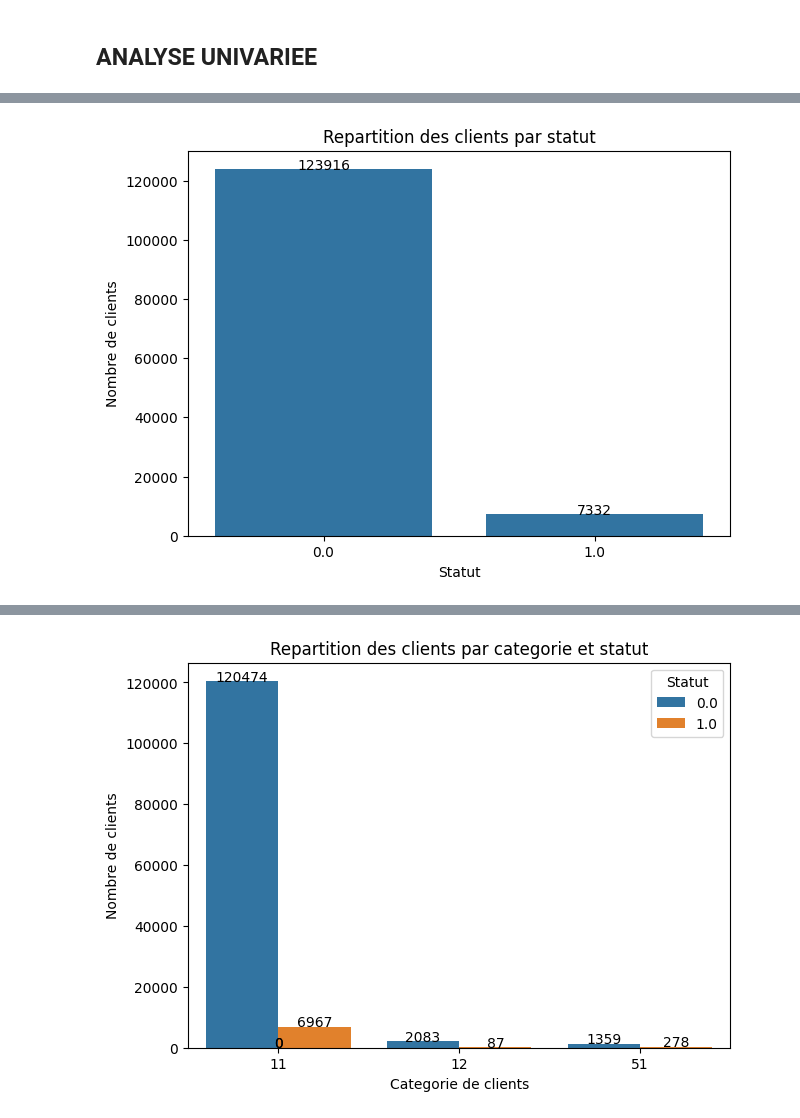
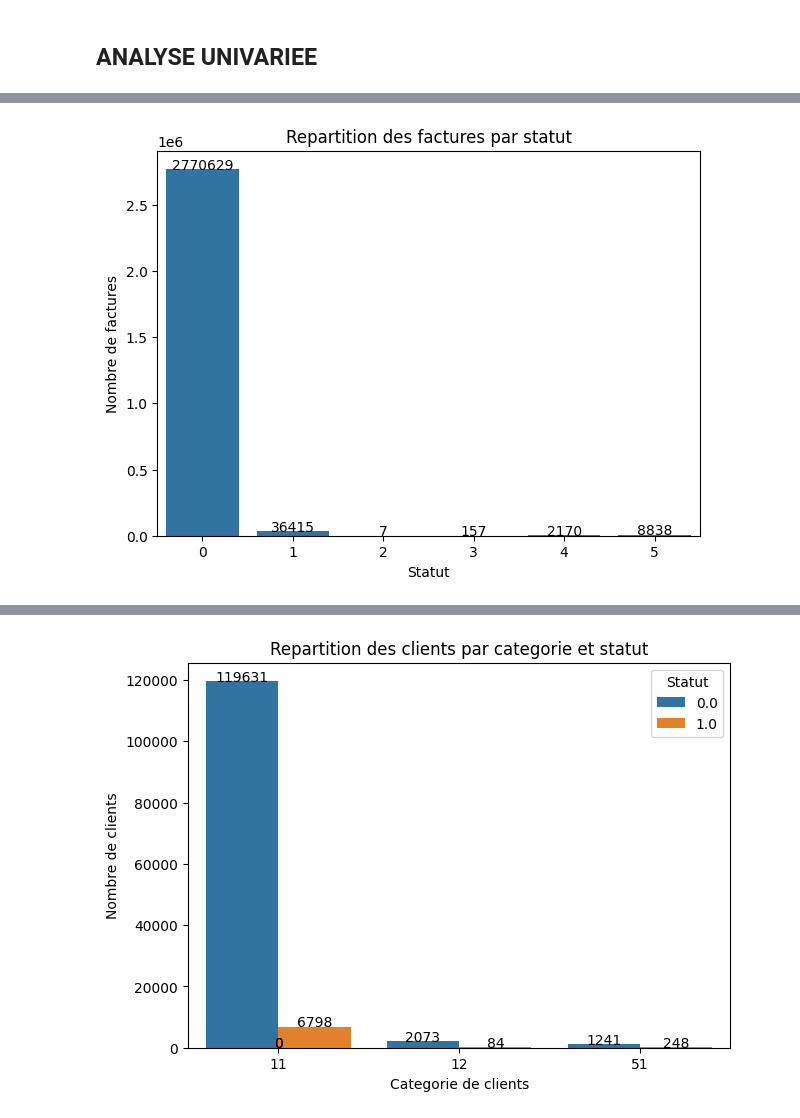
Before and after one commit to FranckKD/electricity-fraud-prediction, a Jupyter notebook: notebooks/01_data_exploration.ipynb, the cells around one changed output, grey strips where cells are left out. Cells and saved outputs as stored; diff of their text form; code cells hidden in the pictures.

```diff
--- a/notebooks/01_data_exploration.ipynb
+++ b/notebooks/01_data_exploration.ipynb
@@ -204,0 +204,2 @@ df_transactions_train_v1['consommation_total'] = df_transactions_train_v1['new_i
+# %%
+df_transactions_train_v1['ecart'] = df_transactions_train_v1['consommation_total'] - df_transactions_train_v1['conso_level']
@@ -205,3 +212,7 @@ df_transactions_train_v1['consommation_total'] = df_transactions_train_v1['new_i
+# %%
+list2 = df_transactions_train_v1[df_transactions_train_v1['ecart']!=0]['client_id'].unique().tolist()
+# %%
+df_transactions_train_v1 = df_transactions_train_v1[~(df_transactions_train_v1['client_id'].isin(list2))]
 # %%
 df_transactions_train_v1['counter_coefficient'].value_counts()
 # %% [output]
@@ -228,3 +222,0 @@ plt.show()
-# %%
-df_transactions_train_v1 = df_transactions_train_v1[~((df_transactions_train_v1['counter_coefficient'] == 0) | (df_transactions_train_v1['counter_coefficient'].isin([6, 8, 9, 10,20,30,40,50])))]
-df_transactions_train_v1['counter_coefficient'] = df_transactions_train_v1['counter_coefficient'].cat.remove_unused_categories()
@@ -289,12 +255,12 @@ df_train = convert_to_category(df_train, ['district','client_catg','region', 'ta
 # %%
 plt.figure(figsize=(7,5))
-ax = sns.countplot(x='target', data=df_train)
-plt.title('Repartition des clients par statut')
+ax = sns.countplot(x='counter_statue', data=df_transactions_train_v1)
+plt.title('Repartition des factures par statut')
 plt.xlabel('Statut')
-plt.ylabel('Nombre de clients')
+plt.ylabel('Nombre de factures')
 for p in ax.patches:
     height = p.get_height()
     ax.text(p.get_x()+p.get_width()/2., height + 3, '{:1.0f}'.format(height), ha="center")
 plt.show()
 # %% [output]
-[figure, old version]
+[figure, new version]
```
Also changed, not shown: parts of 49 cells of this notebook.
